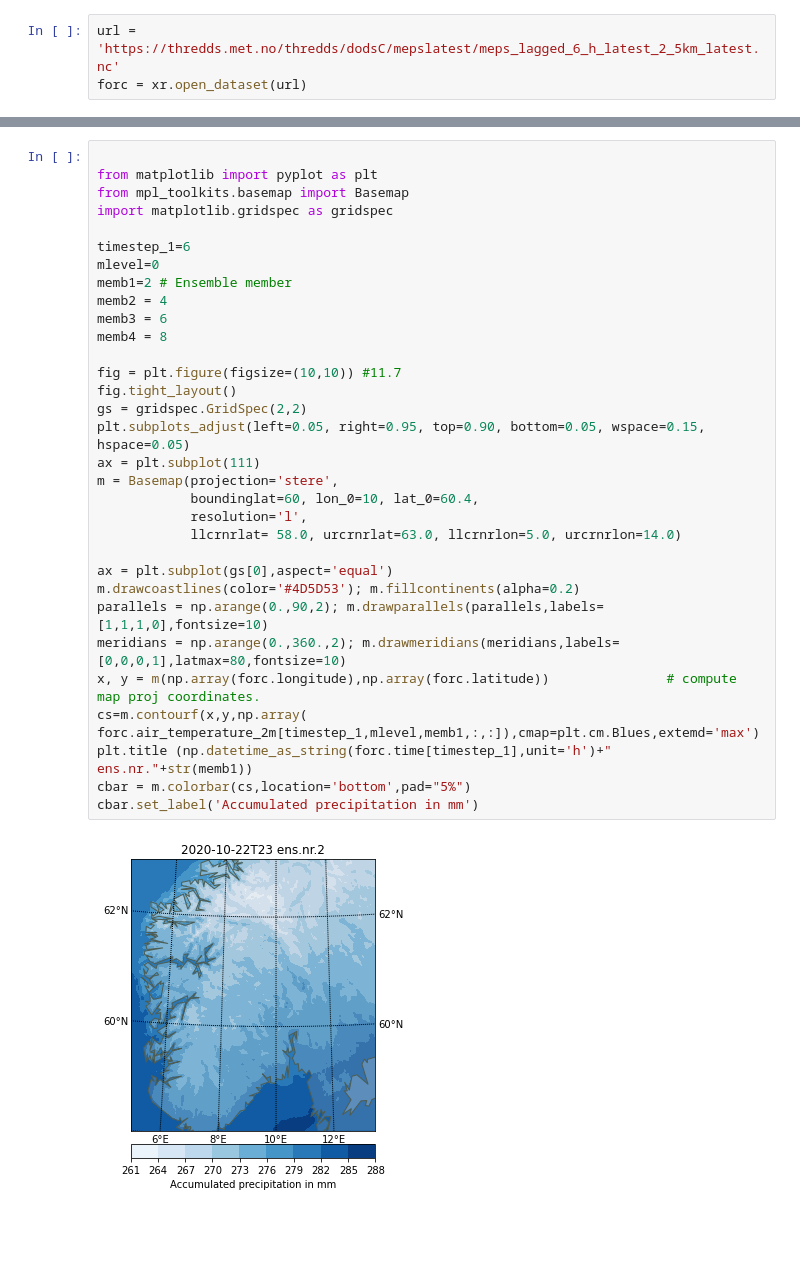
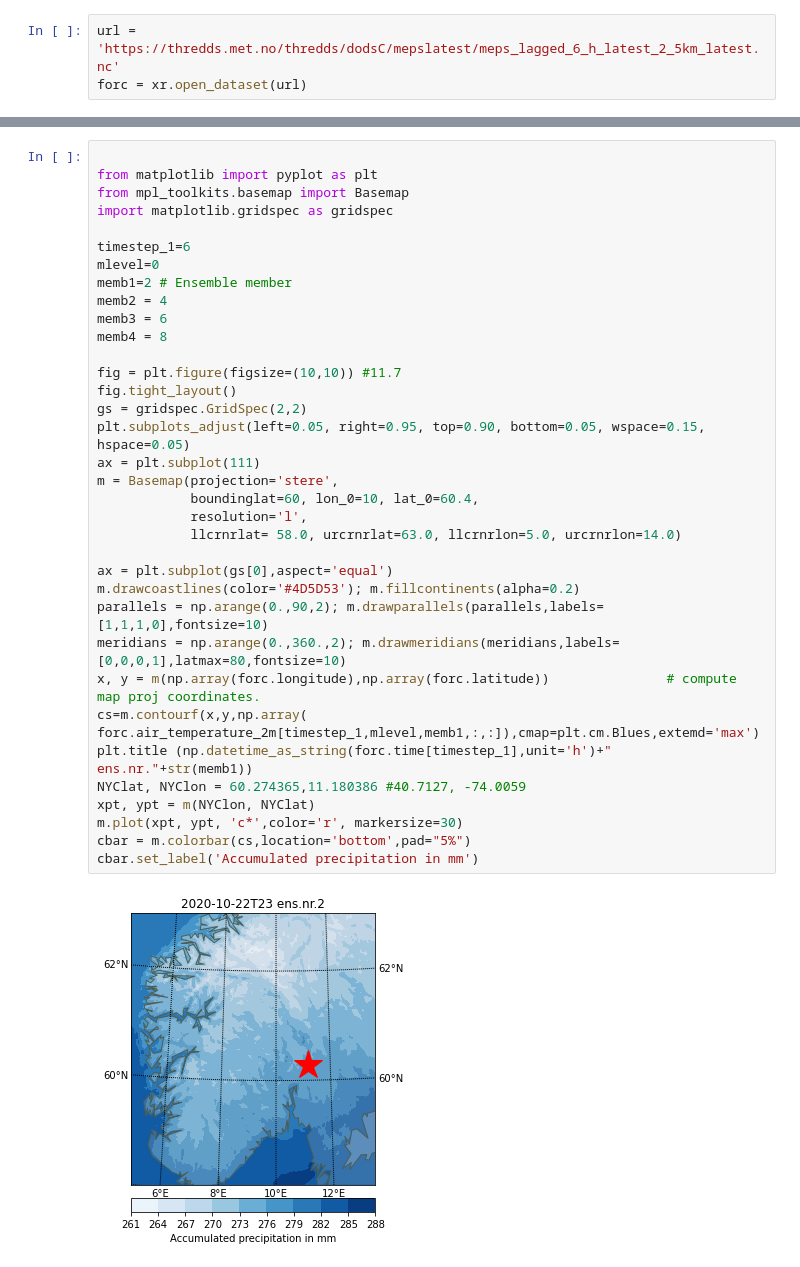
Before and after one commit to eirikngard/GEO4902, a Jupyter notebook: edgar.ipynb, the cells around one changed output, grey strips where cells are left out. Cells and saved outputs as stored; diff of their text form; blank space fills up the shorter version.

```diff
--- a/edgar.ipynb
+++ b/edgar.ipynb
@@ -138,31 +175,34 @@ from matplotlib import pyplot as plt
 from mpl_toolkits.basemap import Basemap
 import matplotlib.gridspec as gridspec
 
 timestep_1=6
 mlevel=0
 memb1=2 # Ensemble member
 memb2 = 4
 memb3 = 6
 memb4 = 8
 
 fig = plt.figure(figsize=(10,10)) #11.7
 fig.tight_layout()
 gs = gridspec.GridSpec(2,2)
 plt.subplots_adjust(left=0.05, right=0.95, top=0.90, bottom=0.05, wspace=0.15, hspace=0.05)
 ax = plt.subplot(111)
 m = Basemap(projection='stere',
             boundinglat=60, lon_0=10, lat_0=60.4,
             resolution='l',
             llcrnrlat= 58.0, urcrnrlat=63.0, llcrnrlon=5.0, urcrnrlon=14.0)
 
 ax = plt.subplot(gs[0],aspect='equal')
 m.drawcoastlines(color='#4D5D53'); m.fillcontinents(alpha=0.2)
 parallels = np.arange(0.,90,2); m.drawparallels(parallels,labels=[1,1,1,0],fontsize=10)
 meridians = np.arange(0.,360.,2); m.drawmeridians(meridians,labels=[0,0,0,1],latmax=80,fontsize=10)
 x, y = m(np.array(forc.longitude),np.array(forc.latitude))               # compute map proj coordinates.
 cs=m.contourf(x,y,np.array( forc.air_temperature_2m[timestep_1,mlevel,memb1,:,:]),cmap=plt.cm.Blues,extemd='max')
 plt.title (np.datetime_as_string(forc.time[timestep_1],unit='h')+" ens.nr."+str(memb1))
+NYClat, NYClon = 60.274365,11.180386 #40.7127, -74.0059
+xpt, ypt = m(NYClon, NYClat)
+m.plot(xpt, ypt, 'c*',color='r', markersize=30)
 cbar = m.colorbar(cs,location='bottom',pad="5%")
 cbar.set_label('Accumulated precipitation in mm')
 # %% [output]
-[figure, old version]
+[figure, new version]
```
Also changed, not shown: parts of 9 cells of this notebook.
